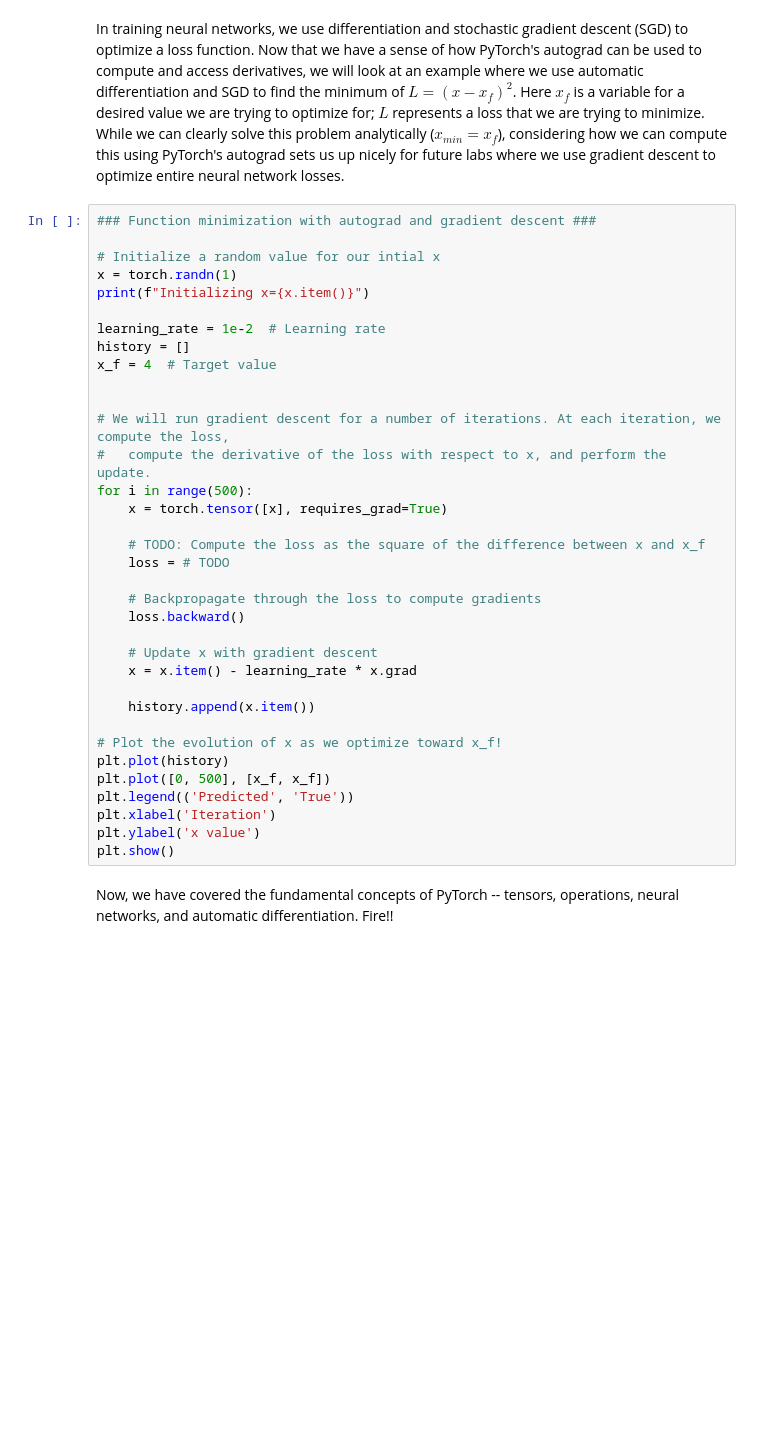
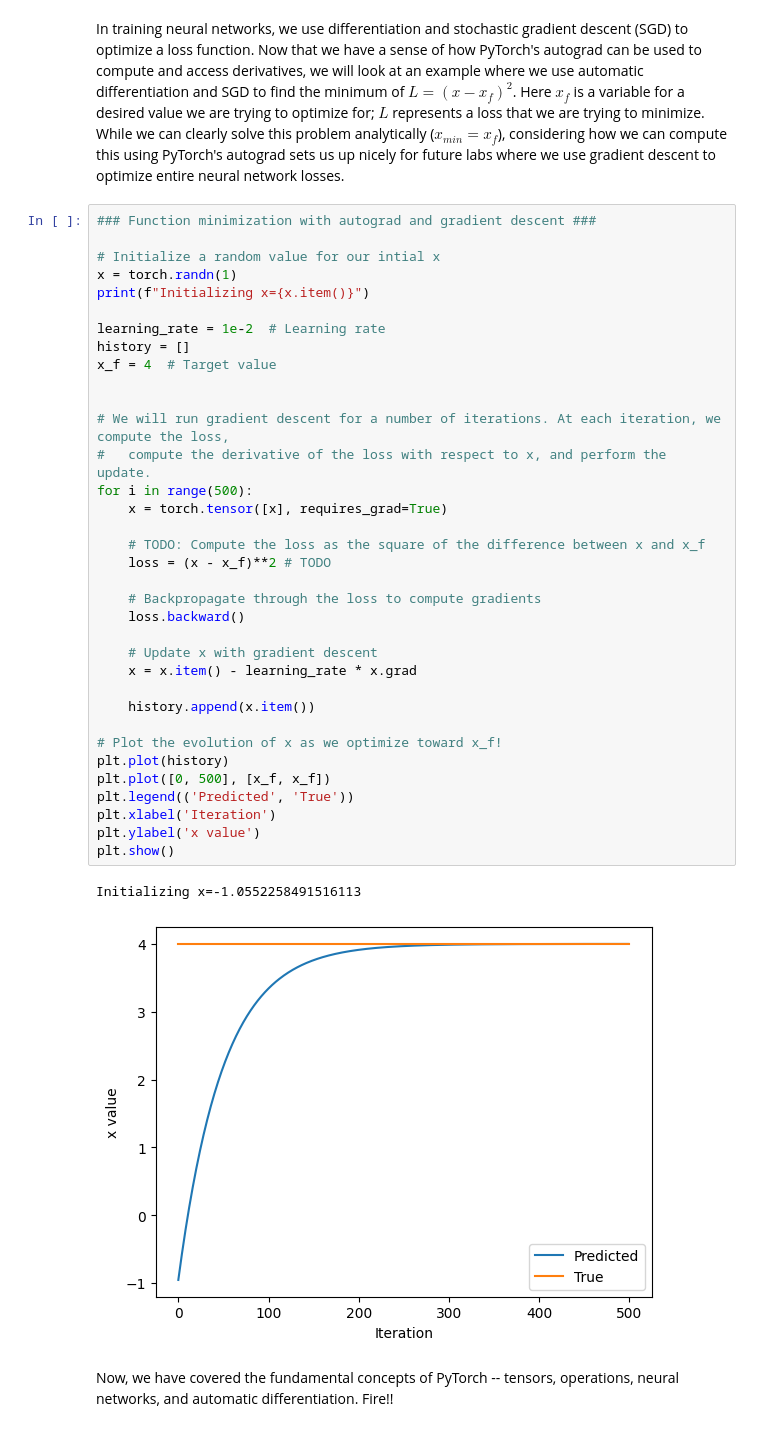
Before and after one commit to ashersan/datasciencecoursera, a Jupyter notebook: lab1/PT_Part1_Intro.ipynb, the cells around one changed output. Saved outputs shown, nothing was run; the diff lists cells and outputs as text; blank space fills up the shorter version.

```diff
--- a/lab1/PT_Part1_Intro.ipynb
+++ b/lab1/PT_Part1_Intro.ipynb
@@ -367,33 +404,36 @@ In training neural networks, we use differentiation and stochastic gradient desc
 x = torch.randn(1)
 print(f"Initializing x={x.item()}")
 
 learning_rate = 1e-2  # Learning rate
 history = []
 x_f = 4  # Target value
 
 
 # We will run gradient descent for a number of iterations. At each iteration, we compute the loss,
 #   compute the derivative of the loss with respect to x, and perform the update.
 for i in range(500):
     x = torch.tensor([x], requires_grad=True)
 
     # TODO: Compute the loss as the square of the difference between x and x_f
-    loss = # TODO
+    loss = (x - x_f)**2 # TODO
 
     # Backpropagate through the loss to compute gradients
     loss.backward()
 
     # Update x with gradient descent
     x = x.item() - learning_rate * x.grad
 
     history.append(x.item())
 
 # Plot the evolution of x as we optimize toward x_f!
 plt.plot(history)
 plt.plot([0, 500], [x_f, x_f])
 plt.legend(('Predicted', 'True'))
 plt.xlabel('Iteration')
 plt.ylabel('x value')
 plt.show()
+# %% [output]
+Initializing x=-1.0552258491516113
+[figure, added]
 # %% [markdown]
 Now, we have covered the fundamental concepts of PyTorch -- tensors, operations, neural networks, and automatic differentiation. Fire!!
```
Also changed, not shown: parts of 12 cells of this notebook.
